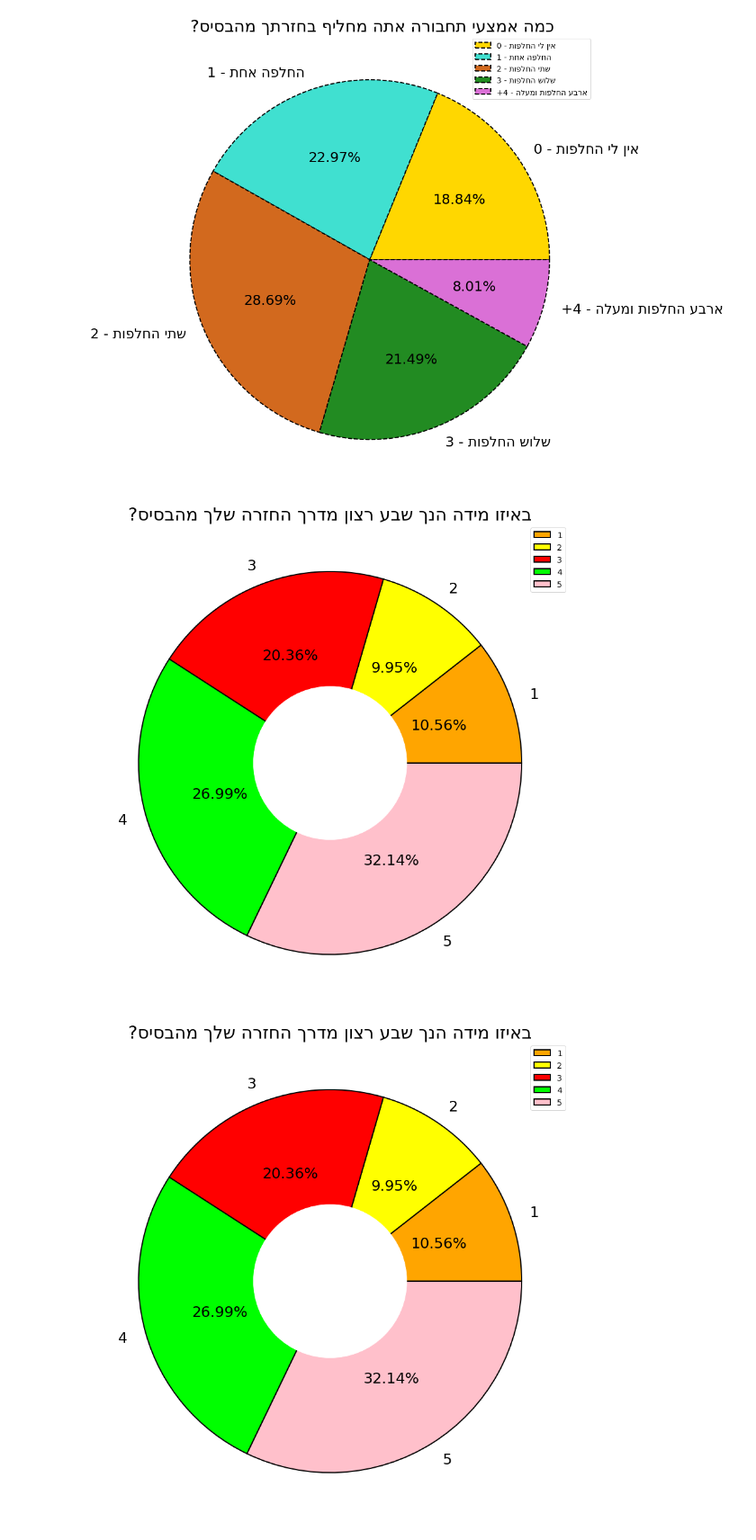
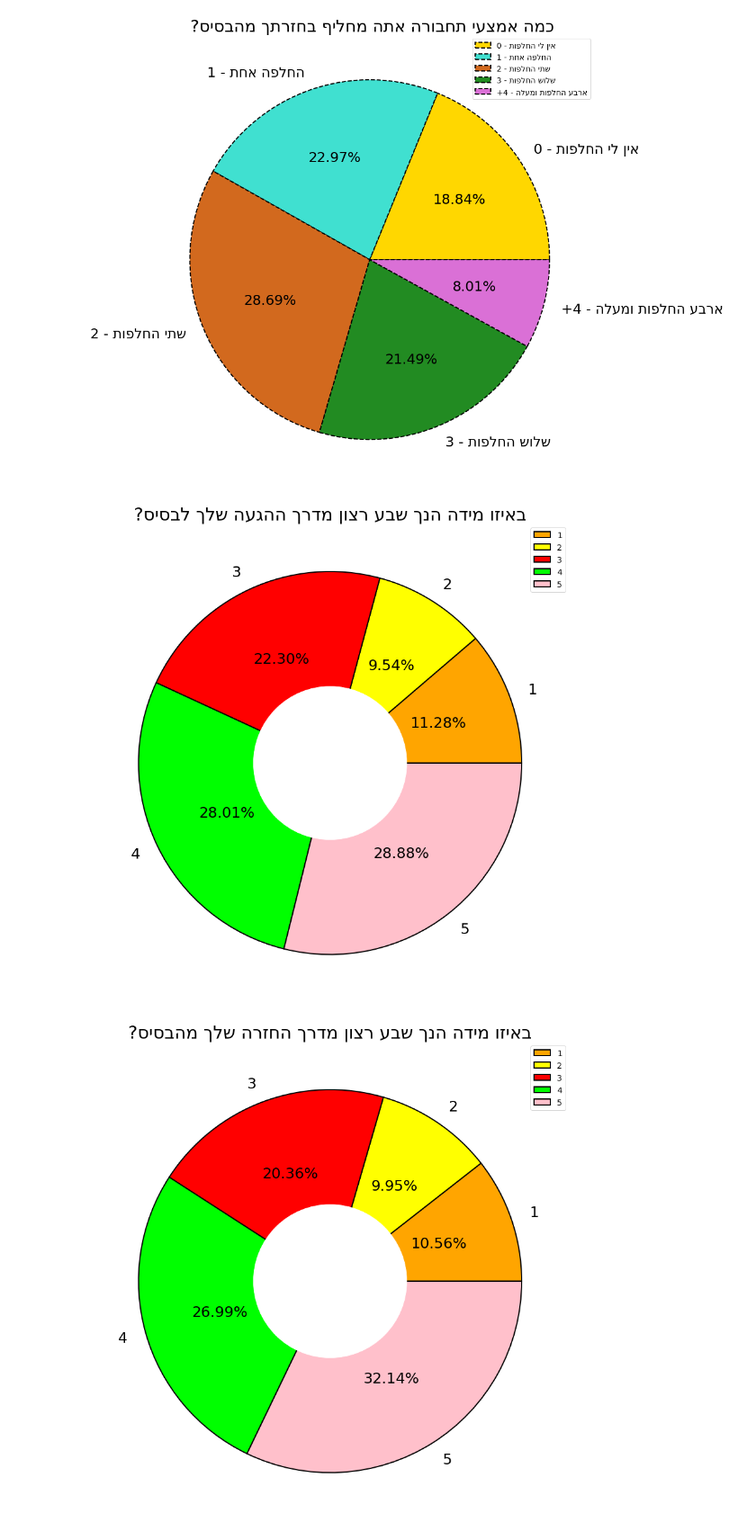
Before and after one commit to rabi320/Data-Analysis-IDF-Transportation, a Jupyter notebook: 261221.ipynb, the cells around one changed output. Shown at 90% size. Drawn from its saved outputs; the diff is of its cells as text; code cells hidden in the pictures.

```diff
--- a/261221.ipynb
+++ b/261221.ipynb
@@ -351,34 +351,34 @@ plt.show()
 # %% [output]
 [figure]
 # %%
-df = all_data[all_data.columns[19]].value_counts().sort_index()
+df = all_data[all_data.columns[14]].value_counts().sort_index()
 labels = df.index
 sizes = df.values
 
 
 #labels= [label[::-1] for label in labels]
 label_dict = dict(zip(labels,df.values/sum(df.values)))
 
 colors = dict(zip(labels,my_colors[:5]))
 plt.figure(figsize  = (15,15))
 
 
 circle = plt.Circle( (0,0), 0.4, color='white')
 p=plt.gcf()
 p.gca().add_artist(circle)
 
 plt.pie(sizes, labels=[label if label_dict[label]>0.03  else "" for label in labels],colors = [colors[p] for p in labels],autopct=lambda p: '{:.2f}%'.format(round(p,2)) if p > 3 else '',textprops={'fontsize': 25}
        ,wedgeprops={"edgecolor":"k",'linewidth': 2, 'linestyle': 'solid', 'antialiased': True})
-title_text = all_data.columns[19]
+title_text = all_data.columns[14]
 plt.title(title_text[::-1], size=  30)
 plt.xticks(rotation = 90,size = 16)
 plt.yticks(size = 14)
 plt.legend(labels,fontsize = 14)
 
 
 plt.show()
 # %% [output]
-[figure, old version]
+[figure, new version]
 # %%
 df = all_data[all_data.columns[19]].value_counts().sort_index()
 labels = df.index
```
